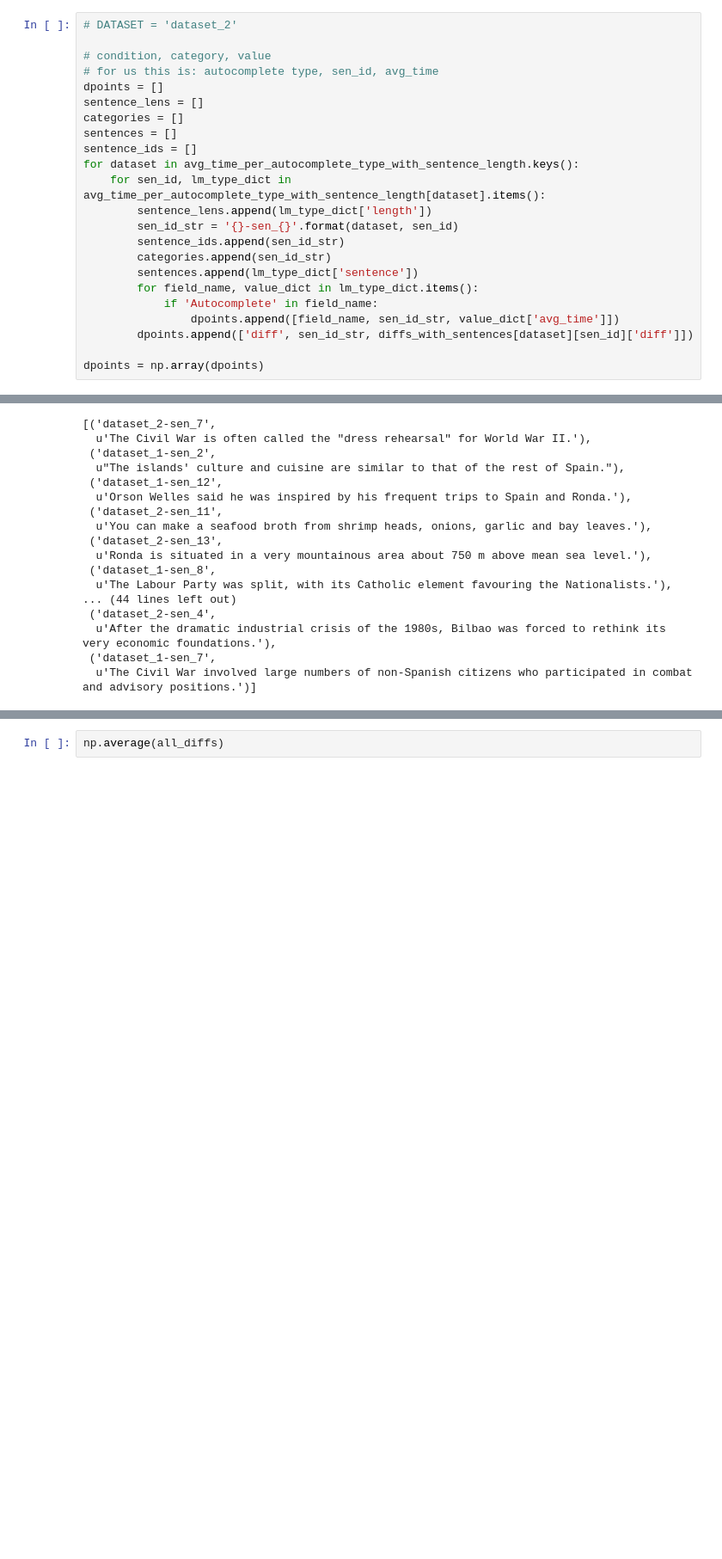
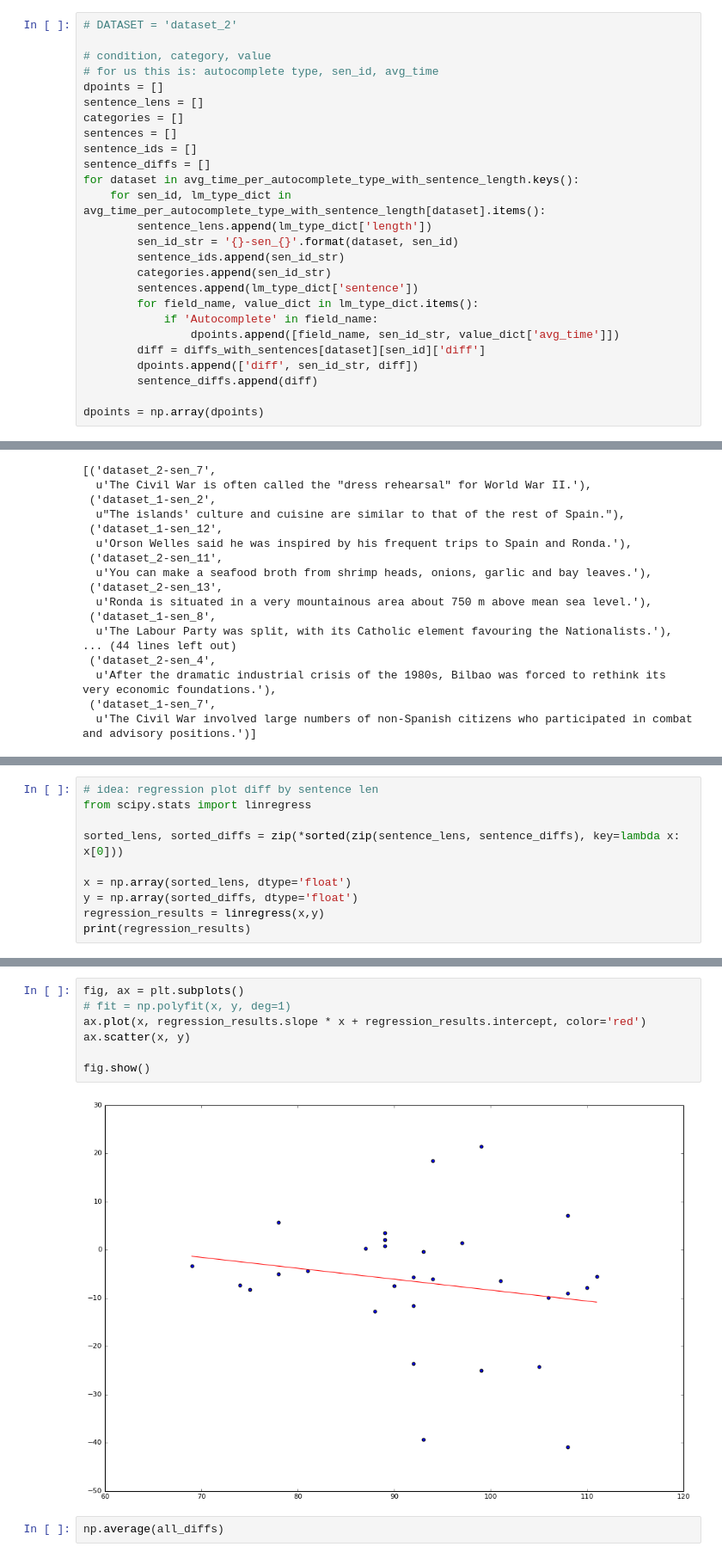
Before and after one commit to chrishokamp/handycat, a Jupyter notebook: experiments/log_analysis/analyze_autocomplete_session_logs.ipynb, the cells around one changed output, grey strips where cells are left out. Shown: that part at 86% size. Cells and saved outputs as stored; diff of their text form; blank space fills up the shorter version.

```diff
--- a/experiments/log_analysis/analyze_autocomplete_session_logs.ipynb
+++ b/experiments/log_analysis/analyze_autocomplete_session_logs.ipynb
@@ -581,6 +581,7 @@ sentence_lens = []
 categories = []
 sentences = []
 sentence_ids = []
+sentence_diffs = []
 for dataset in avg_time_per_autocomplete_type_with_sentence_length.keys():
     for sen_id, lm_type_dict in avg_time_per_autocomplete_type_with_sentence_length[dataset].items():
         sentence_lens.append(lm_type_dict['length'])
@@ -591,7 +592,9 @@ for dataset in avg_time_per_autocomplete_type_with_sentence_length.keys():
         for field_name, value_dict in lm_type_dict.items():
             if 'Autocomplete' in field_name:
                 dpoints.append([field_name, sen_id_str, value_dict['avg_time']])
-        dpoints.append(['diff', sen_id_str, diffs_with_sentences[dataset][sen_id]['diff']])
+        diff = diffs_with_sentences[dataset][sen_id]['diff']
+        dpoints.append(['diff', sen_id_str, diff])
+        sentence_diffs.append(diff)
 
 dpoints = np.array(dpoints)
 # %%
@@ -732,0 +734,10 @@ sentences
+# %%
+# idea: regression plot diff by sentence len
+from scipy.stats import linregress
+
+sorted_lens, sorted_diffs = zip(*sorted(zip(sentence_lens, sentence_diffs), key=lambda x: x[0]))
+
+x = np.array(sorted_lens, dtype='float')
+y = np.array(sorted_diffs, dtype='float')
+regression_results = linregress(x,y)
+print(regression_results)
@@ -733,3 +776,12 @@ sentences
+# %%
+fig, ax = plt.subplots()
+# fit = np.polyfit(x, y, deg=1)
+ax.plot(x, regression_results.slope * x + regression_results.intercept, color='red')
+ax.scatter(x, y)
+
+fig.show()
+# %% [output]
+[figure, added]
 # %%
 np.average(all_diffs)
 # %% [output]
```
Also changed, not shown: parts of 8 cells of this notebook.
